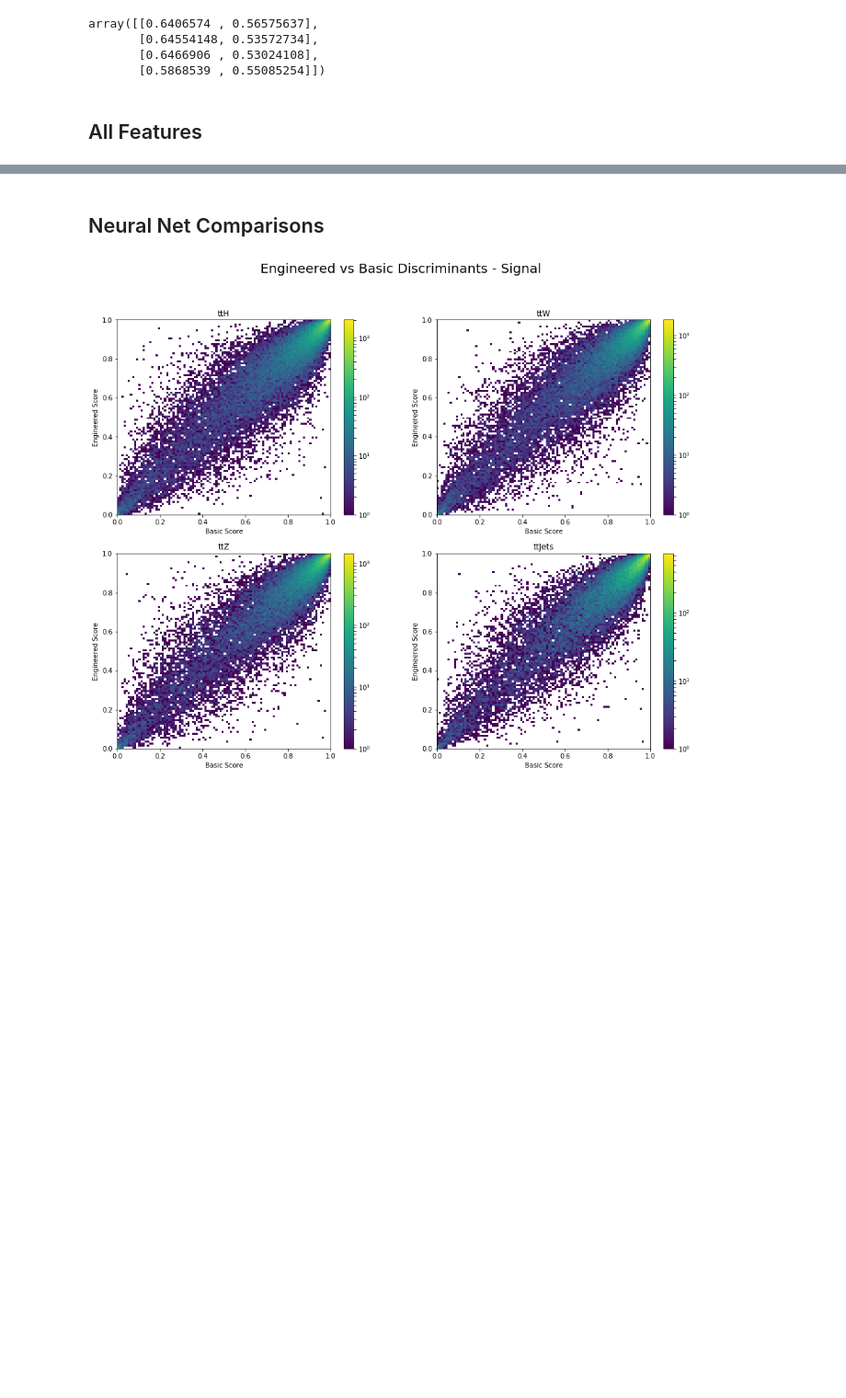
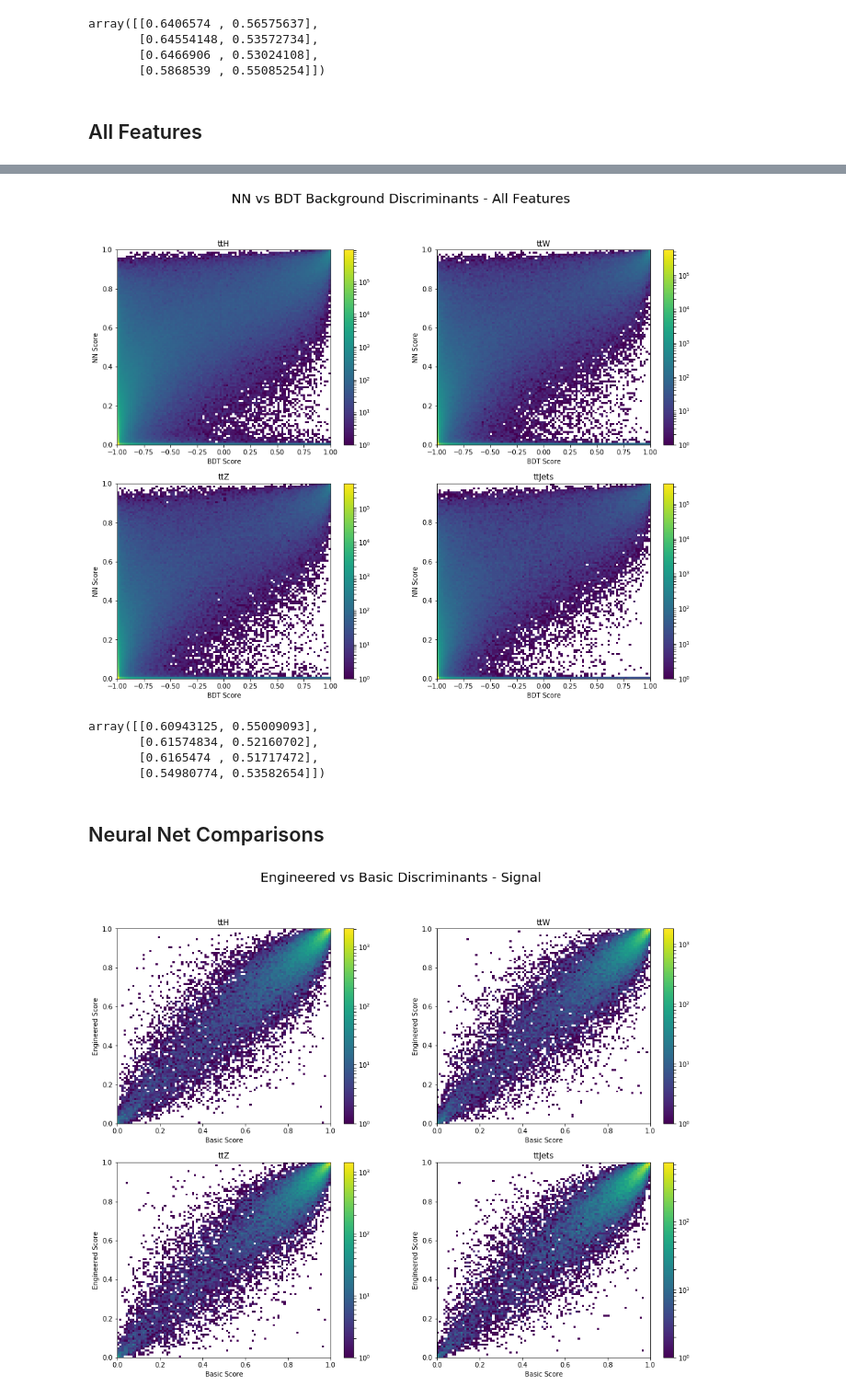
Before and after one commit to mdkdrnevich/DeepHadTopTagger, a Jupyter notebook: model_analysis.ipynb, the cells around one changed output, grey strips where cells are left out. Shown at 92% size. Drawn from its saved outputs; the diff is of its cells as text; code cells hidden in the pictures; blank space fills up the shorter version.

```diff
--- a/model_analysis.ipynb
+++ b/model_analysis.ipynb
@@ -560,3 +604,55 @@ array([[0.6406574 , 0.56575637],
+# %%
+ax = plt.subplot(221)
+h = ax.hist2d(tth_bdt_bkgd[1], all_tth_nn_bkgd[1], bins=100, norm=LogNorm())
+ax.set_xlabel("BDT Score")
+ax.set_ylabel("NN Score")
+ax.set_title("ttH")
+plt.colorbar(h[3], ax=ax)
+
+ax = plt.subplot(222)
+h = ax.hist2d(ttw_bdt_bkgd[1], all_ttw_nn_bkgd[1], bins=100, norm=LogNorm())
+ax.set_xlabel("BDT Score")
+ax.set_ylabel("NN Score")
+ax.set_title("ttW")
+plt.colorbar(h[3], ax=ax)
+
+ax = plt.subplot(223)
+h = ax.hist2d(ttz_bdt_bkgd[1], all_ttz_nn_bkgd[1], bins=100, norm=LogNorm())
+ax.set_xlabel("BDT Score")
+ax.set_ylabel("NN Score")
+ax.set_title("ttZ")
+plt.colorbar(h[3], ax=ax)
+
+ax = plt.subplot(224)
+h = ax.hist2d(ttjets_bdt_bkgd[1], all_ttjets_nn_bkgd[1], bins=100, norm=LogNorm())
+ax.set_xlabel("BDT Score")
+ax.set_ylabel("NN Score")
+ax.set_title("ttJets")
+plt.colorbar(h[3], ax=ax)
+
+plt.suptitle("NN vs BDT Background Discriminants - All Features", fontsize=20)
+fig = plt.gcf()
+fig.set_size_inches(16, 12)
+# %% [output]
+[figure, added]
+# %%
+correlations = np.zeros((4, 2))
+correlations[0, 0] = corrcoef(pd.concat([tth_bdt_sig[1], all_tth_nn_sig[1]], axis=1).as_matrix(), rowvar=False)[0,1]**2
+correlations[1, 0] = corrcoef(pd.concat([ttw_bdt_sig[1], all_ttw_nn_sig[1]], axis=1).as_matrix(), rowvar=False)[0,1]**2
+correlations[2, 0] = corrcoef(pd.concat([ttz_bdt_sig[1], all_ttz_nn_sig[1]], axis=1).as_matrix(), rowvar=False)[0,1]**2
+correlations[3, 0] = corrcoef(pd.concat([ttjets_bdt_sig[1], all_ttjets_nn_sig[1]], axis=1).as_matrix(), rowvar=False)[0,1]**2
+
+correlations[0, 1] = corrcoef(pd.concat([tth_bdt_bkgd[1], all_tth_nn_bkgd[1]], axis=1).as_matrix(), rowvar=False)[0,1]**2
+correlations[1, 1] = corrcoef(pd.concat([ttw_bdt_bkgd[1], all_ttw_nn_bkgd[1]], axis=1).as_matrix(), rowvar=False)[0,1]**2
+correlations[2, 1] = corrcoef(pd.concat([ttz_bdt_bkgd[1], all_ttz_nn_bkgd[1]], axis=1).as_matrix(), rowvar=False)[0,1]**2
+correlations[3, 1] = corrcoef(pd.concat([ttjets_bdt_bkgd[1], all_ttjets_nn_bkgd[1]], axis=1).as_matrix(), rowvar=False)[0,1]**2
+
+correlations
+# %% [output]
+array([[0.60943125, 0.55009093],
+       [0.61574834, 0.52160702],
+       [0.6165474 , 0.51717472],
+       [0.54980774, 0.53582654]])
 # %% [markdown]
 ## Neural Net Comparisons
 # %%
```
Also changed, not shown: parts of 15 cells of this notebook, 1 other file.
